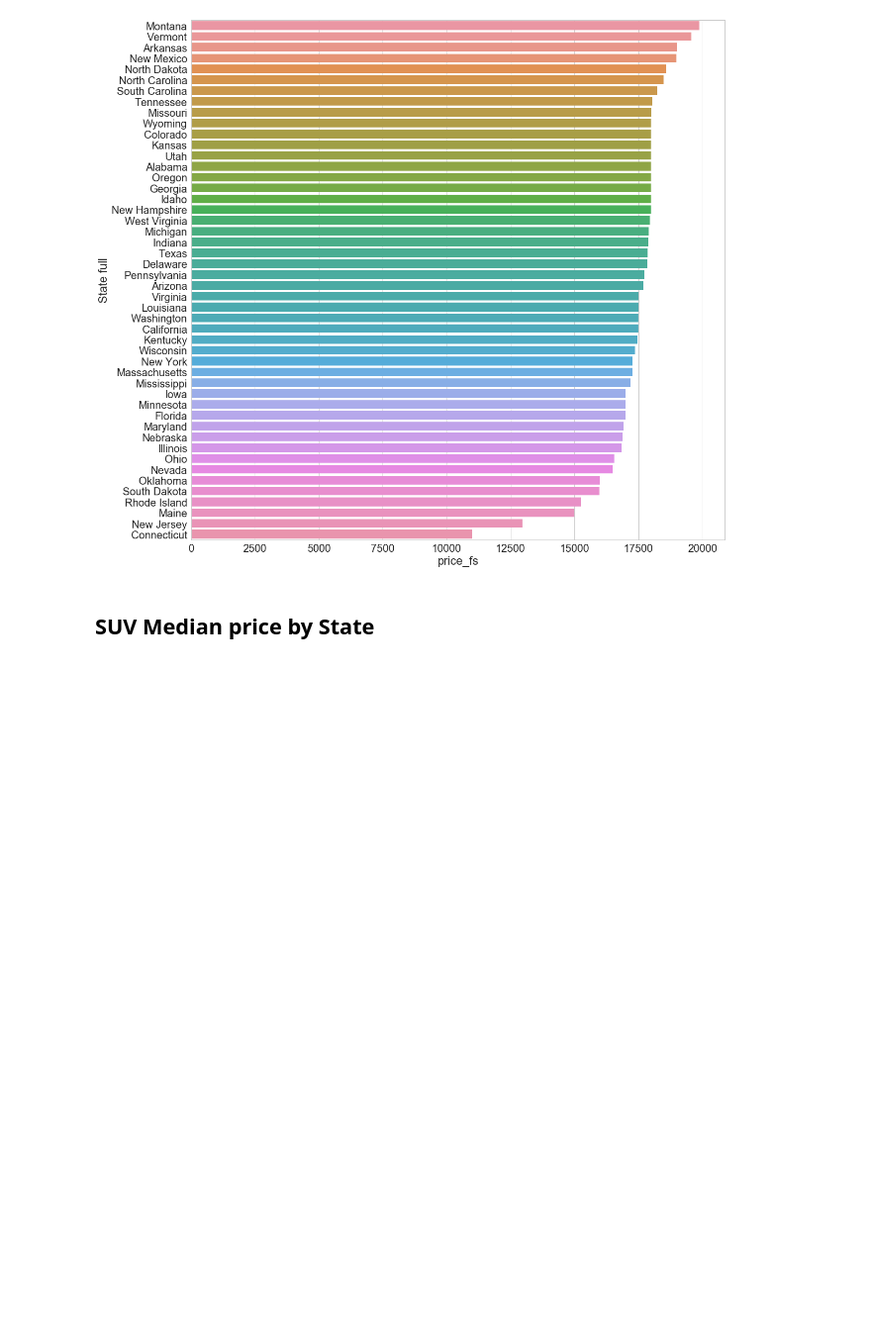
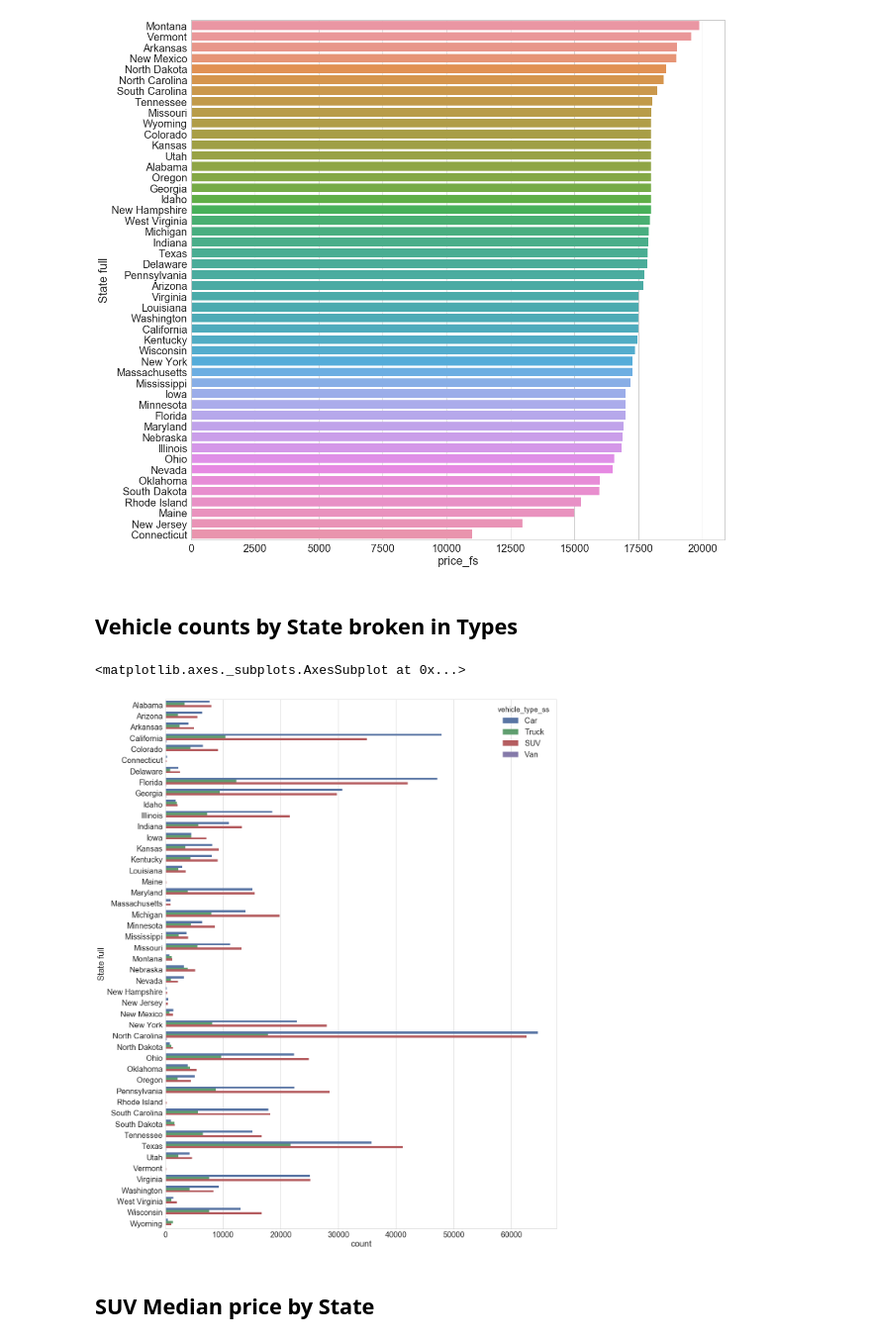
Before and after one commit to bellinsd/Klunker-Blue-Book, a Jupyter notebook: Scripts/Car Prices by state.ipynb, the cells around one changed output. Shown at 99% size. Cells and saved outputs as stored; diff of their text form; code cells hidden in the pictures; blank space fills up the shorter version.

```diff
--- a/Scripts/Car Prices by state.ipynb
+++ b/Scripts/Car Prices by state.ipynb
@@ -224,3 +244,13 @@ sns.barplot(x="price_fs", y="State full", data=honda, label="Median")
 # %% [output]
 <matplotlib.axes._subplots.AxesSubplot at 0x...>
 [figure]
+# %% [markdown]
+## Vehicle counts by State broken in Types
+# %%
+sns.set(style="whitegrid", font_scale=2)
+f, ax = plt.subplots(figsize=(18, 25))
+vehiclecount = df.sort_values('State full', ascending=True, inplace=False)
+sns.countplot(y="State full", hue="vehicle_type_ss", data=vehiclecount)
+# %% [output]
+<matplotlib.axes._subplots.AxesSubplot at 0x...>
+[figure, added]
```
Also changed, not shown: parts of 13 cells of this notebook.
